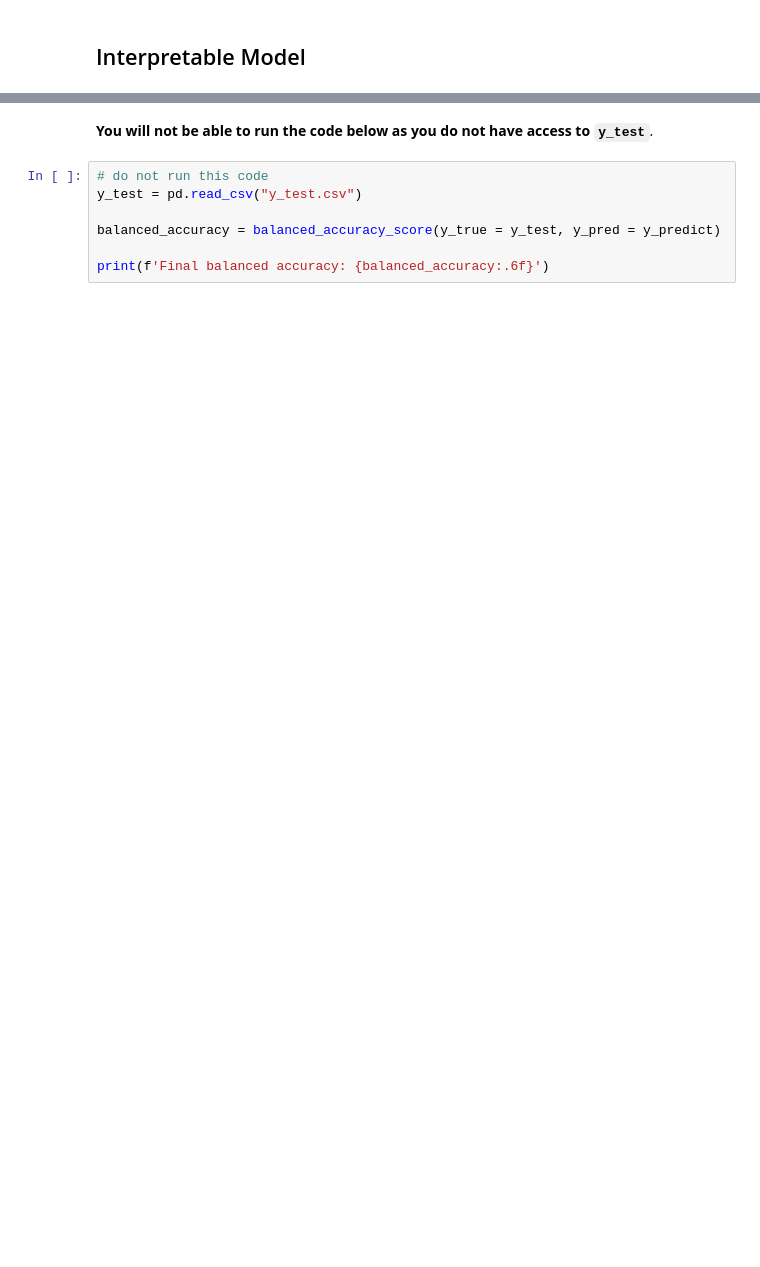
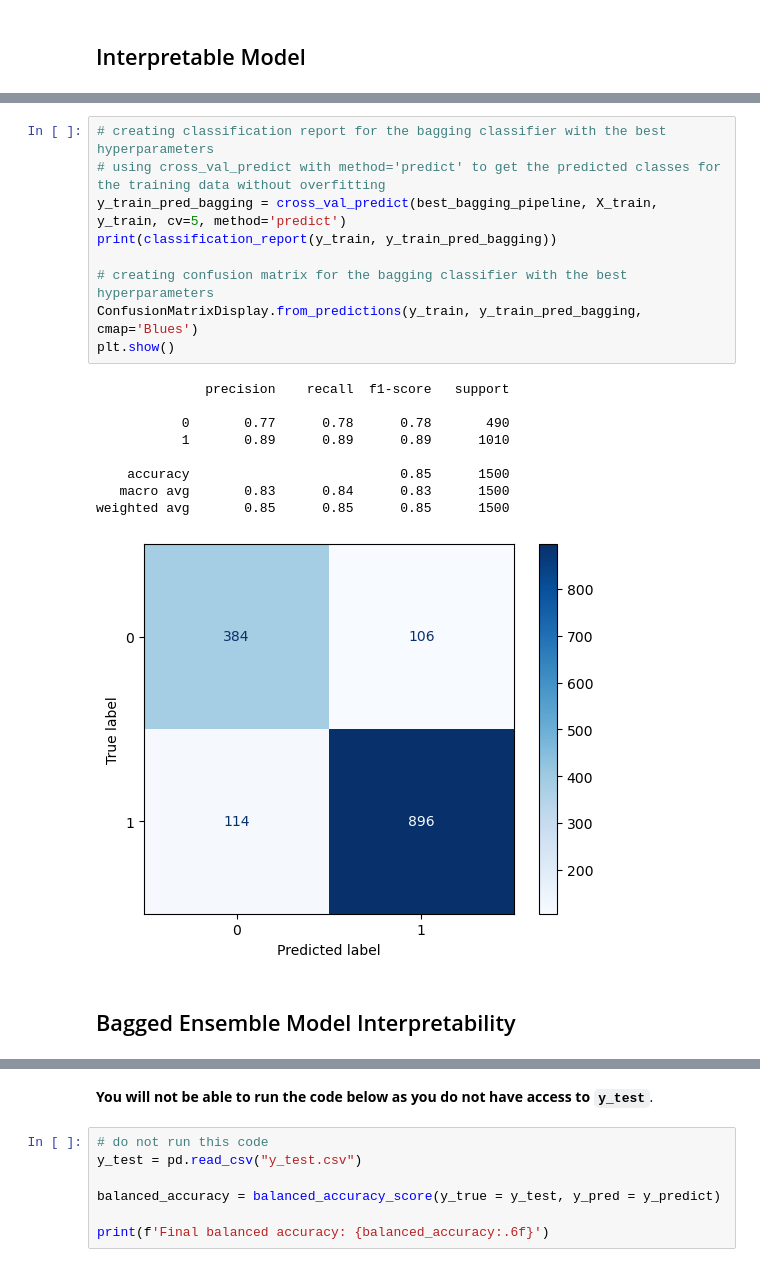
Before and after one commit to LillWawrence/healthcare_formative, a Jupyter notebook: Formative Data Analysis Task.ipynb, the cells around one changed output, grey strips where cells are left out. Saved outputs shown, nothing was run; the diff lists cells and outputs as text; blank space fills up the shorter version.

```diff
--- a/Formative Data Analysis Task.ipynb
+++ b/Formative Data Analysis Task.ipynb
@@ -285,0 +374,21 @@ plt.show()
+# %%
+# creating classification report for the bagging classifier with the best hyperparameters
+# using cross_val_predict with method='predict' to get the predicted classes for the training data without overfitting
+y_train_pred_bagging = cross_val_predict(best_bagging_pipeline, X_train, y_train, cv=5, method='predict')
+print(classification_report(y_train, y_train_pred_bagging))
+
+# creating confusion matrix for the bagging classifier with the best hyperparameters
+ConfusionMatrixDisplay.from_predictions(y_train, y_train_pred_bagging, cmap='Blues')
+plt.show()
+# %% [output]
+              precision    recall  f1-score   support
+
+           0       0.77      0.78      0.78       490
+           1       0.89      0.89      0.89      1010
+
+    accuracy                           0.85      1500
+   macro avg       0.83      0.84      0.83      1500
+weighted avg       0.85      0.85      0.85      1500
+[figure, added]
+# %% [markdown]
+## Bagged Ensemble Model Interpretability
```
Also changed, not shown: parts of 14 cells of this notebook.
